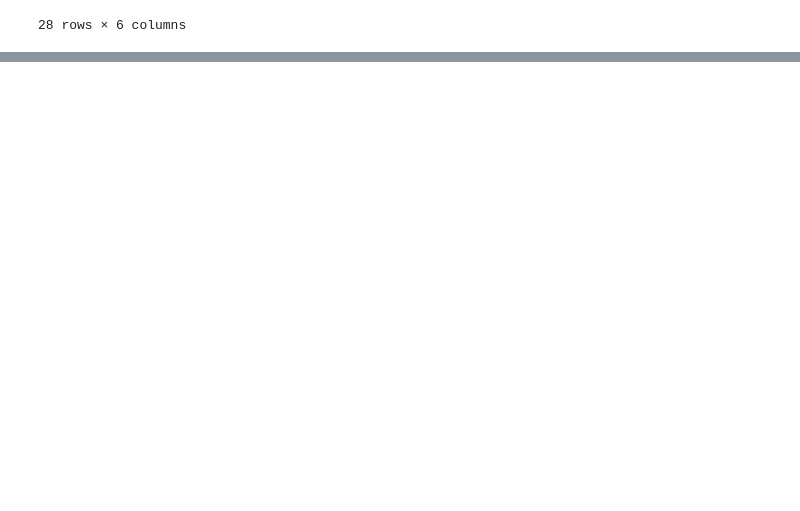
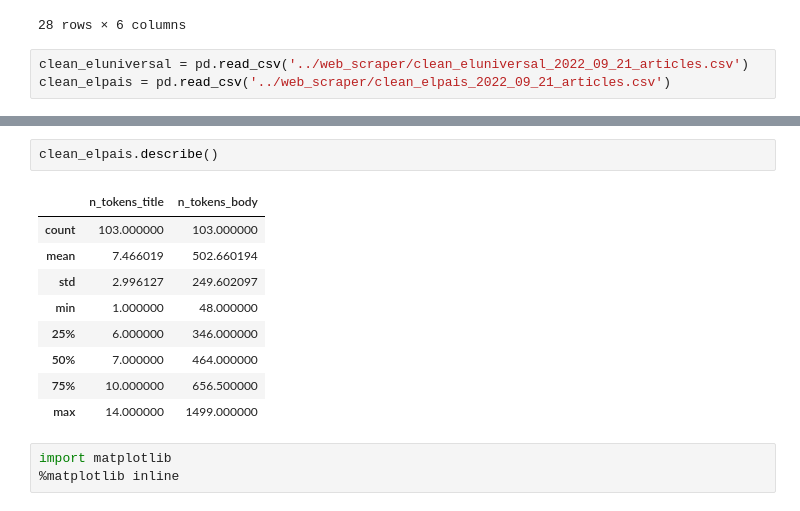
Before and after one commit to PaulMilMor/web-scrapper-data-eng-course, a Jupyter notebook: pandas/series.ipynb, the cells around one changed output, grey strips where cells are left out. Drawn from its saved outputs; the diff is of its cells as text; blank space fills up the shorter version.

```diff
--- a/pandas/series.ipynb
+++ b/pandas/series.ipynb
@@ -316,3 +316,6 @@ el_universal
 | c35b201b5cb0d2c8fd731e98f6cb1ed2 | \nEl viernes pasado, una fuente q... | sobre los cables clasificados | http://www.eluniversal.com.mx/opi... | eluniversal | www.eluniversal.com.mx | 2 |
 | d6eddaaa630c39b2f070a1049e6da490 | \n\nContra la meritocracia. Inclu... | Ebrard y Monreal: sin zanahoria y... | http://www.eluniversal.com.mx/opi... | eluniversal | www.eluniversal.com.mx | 5 |
 28 rows × 6 columns
+# %%
+clean_eluniversal = pd.read_csv('../web_scraper/clean_eluniversal_2022_09_21_articles.csv')
+clean_elpais = pd.read_csv('../web_scraper/clean_elpais_2022_09_21_articles.csv')
@@ -318,0 +334,15 @@ el_universal
+# %%
+clean_elpais.describe()
+# %% [output]
+|  | n_tokens_title | n_tokens_body |
+| count | 103.000000 | 103.000000 |
+| mean | 7.466019 | 502.660194 |
+| std | 2.996127 | 249.602097 |
+| min | 1.000000 | 48.000000 |
+| 25% | 6.000000 | 346.000000 |
+| 50% | 7.000000 | 464.000000 |
+| 75% | 10.000000 | 656.500000 |
+| max | 14.000000 | 1499.000000 |
+# %%
+import matplotlib
+%matplotlib inline
```
Also changed, not shown: parts of 6 cells of this notebook, 1 other file.
